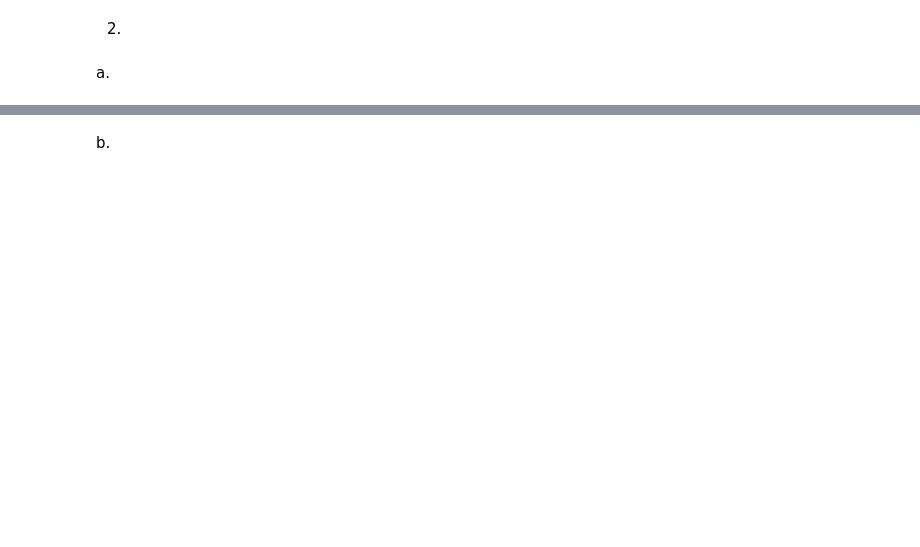
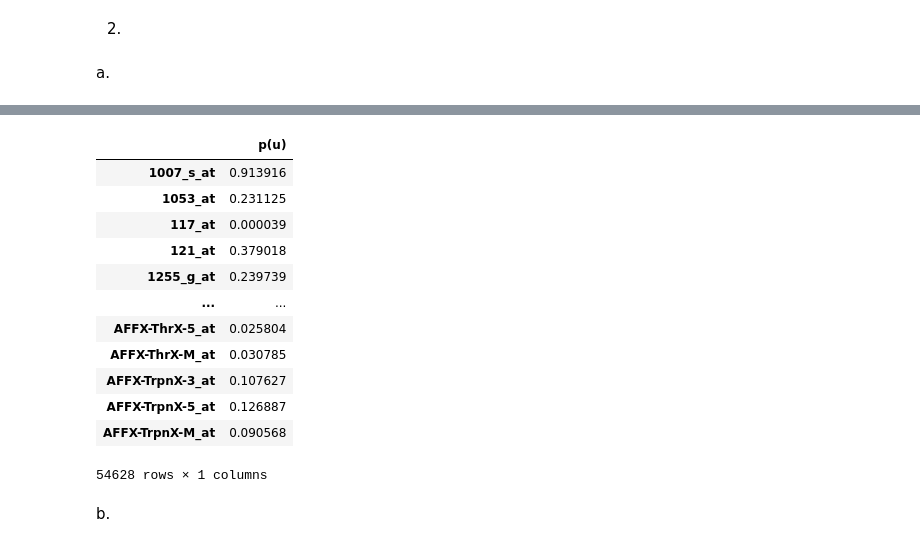
Before and after one commit to OfekBasson/StatisticsAndDataAnalsysHW3, a Jupyter notebook: HW3.ipynb, the cells around one changed output, grey strips where cells are left out. Saved outputs shown, nothing was run; the diff lists cells and outputs as text; code cells hidden in the pictures; blank space fills up the shorter version.

```diff
--- a/HW3.ipynb
+++ b/HW3.ipynb
@@ -370,4 +370,6 @@ number_of_genes_with_WRS_FDR_threshold
 # %% [markdown]
 2.
+# %%
+pd.set_option('display.max_rows', 100)
 # %% [markdown]
 a.
@@ -376,28 +385,79 @@ classes_row = pd.DataFrame(data_without_incomplete_genes.loc["Class"]).T
 classes_binary_row = classes_row.replace({"M": 1, "H": 0})
 concatenated_classes_binary_row = pd.concat([classes_binary_row] * 99, ignore_index=True)
 np.fill_diagonal(concatenated_classes_binary_row.values, 1 - classes_binary_row)
-concatenated_classes_row = concatenated_classes_binary_row.replace({1: "M", 0: "H"})
+# concatenated_classes_row = concatenated_classes_binary_row.replace({1: "M", 0: "H"})
 
 number_of_optional_divisions = len(concatenated_classes_row.index)
 genes_list = transposed_data_frame_without_incomplete_genes.columns[1:]
 
 p_u_dataframe = pd.DataFrame(index=genes_list, columns=["p(u)"])
 i = 0
-for current_gene_name in genes_list:
+for current_gene_name in genes_list[:10]:
     current_gene_expression = pd.DataFrame(data_without_incomplete_genes.loc[current_gene_name]).T
-    concatenated_classes_binary_row_with_current_gene_expression = pd.concat([current_gene_expression, concatenated_classes_row])
+    concatenated_classes_binary_row_with_current_gene_expression = pd.concat([current_gene_expression, concatenated_classes_binary_row])
     sorted_concatenated_classes_binary_row_with_current_gene_expression = concatenated_classes_binary_row_with_current_gene_expression.sort_values(by=current_gene_name, axis=1)
 
     ranks = rankdata(sorted_concatenated_classes_binary_row_with_current_gene_expression.loc[current_gene_name]).astype(int)
     current_gene_ranksums_for_each_division = (sorted_concatenated_classes_binary_row_with_current_gene_expression.loc[0:] * ranks).sum(axis=1)
     max_rank_division_index = current_gene_ranksums_for_each_division.idxmax()
+    min_rank_division_index = current_gene_ranksums_for_each_division.idxmin()
 
-    M_group_mask = (sorted_concatenated_classes_binary_row_with_current_gene_expression.loc[max_rank_division_index] == "M")
-    H_group_mask = (sorted_concatenated_classes_binary_row_with_current_gene_expression.loc[max_rank_division_index] == "H")
-    M_group = sorted_concatenated_classes_binary_row_with_current_gene_expression.loc[current_gene_name][M_group_mask]
-    H_group = sorted_concatenated_classes_binary_row_with_current_gene_expression.loc[current_gene_name][H_group_mask]
+    M_group_max_mask = (sorted_concatenated_classes_binary_row_with_current_gene_expression.loc[max_rank_division_index] == 1)
+    H_group_min_mask = (sorted_concatenated_classes_binary_row_with_current_gene_expression.loc[max_rank_division_index] == 0)
+    M_group = sorted_concatenated_classes_binary_row_with_current_gene_expression.loc[current_gene_name][M_group_max_mask]
+    H_group = sorted_concatenated_classes_binary_row_with_current_gene_expression.loc[current_gene_name][H_group_min_mask]
 
     p_u_dataframe.loc[current_gene_name] = ranksums(M_group, H_group, alternative='greater').pvalue
     i += 1
 
 display(p_u_dataframe)
+# %%
+classes_row = pd.DataFrame(data_without_incomplete_genes.loc["Class"]).T
+classes_binary_row = classes_row.replace({"M": 1, "H": 0})
+concatenated_classes_binary_row = pd.concat([classes_binary_row] * 99, ignore_index=True)
+np.fill_diagonal(concatenated_classes_binary_row.values, 1 - classes_binary_row)
+# concatenated_classes_row = concatenated_classes_binary_row.replace({1: "M", 0: "H"})
+
+# number_of_optional_divisions = len(concatenated_classes_row.index)
+genes_list = transposed_data_frame_without_incomplete_genes.columns[1:]
+
+p_u_dataframe = pd.DataFrame(index=genes_list, columns=["p(u)"])
+i = 0
+for current_gene_name in genes_list:
+    current_gene_expression = pd.DataFrame(data_without_incomplete_genes.loc[current_gene_name]).T.astype(float)
+
+    actual_classes_binary_row_with_current_gene_expression = pd.concat([current_gene_expression, classes_binary_row])
+    # print(f'actual_classes_binary_row_with_current_gene_expression is:')
+    # display(actual_classes_binary_row_with_current_gene_expression)
+    sorted_actual_classes_binary_row_with_current_gene_expression = actual_classes_binary_row_with_current_gene_expression.sort_values(by=current_gene_name, axis=1)
+    # display(sorted_actual_classes_binary_row_with_current_gene_expression)
+
+    concatenated_classes_binary_row_with_current_gene_expression = pd.concat([current_gene_expression, concatenated_classes_binary_row])
+    sorted_concatenated_classes_binary_row_with_current_gene_expression = concatenated_classes_binary_row_with_current_gene_expression.sort_values(by=current_gene_name, axis=1)
+    # actual_ranksum =
+    ranks = rankdata(sorted_concatenated_classes_binary_row_with_current_gene_expression.loc[current_gene_name]).astype(int)
+    # display(ranks)
+    # display(sorted_concatenated_classes_binary_row_with_current_gene_expression.loc[0:] * ranks)
+
+    # display(pd.DataFrame(sorted_actual_classes_binary_row_with_current_gene_expression.loc["Class"] * ranks).T)
+    # print(f'Actual rank sum for gene {current_gene_name} is: {(sorted_actual_classes_binary_row_with_current_gene_expression.loc["Class"] * ranks).sum()}')
+
+    current_gene_ranksums_for_each_division = (sorted_concatenated_classes_binary_row_with_current_gene_expression.loc[0:] * ranks).sum(axis=1)
+    # display((sorted_concatenated_classes_binary_row_with_current_gene_expression.loc[0:] * ranks).sum(axis=1))
+    # display(current_gene_ranksums_for_each_division)
+    max_rank_division_index = current_gene_ranksums_for_each_division.idxmin()
+    # print(f'max_rank_division_index is: {max_rank_division_index} and rank is: {(sorted_concatenated_classes_binary_row_with_current_gene_expression.loc[0:] * ranks).sum(axis=1).loc[max_rank_division_index]}')
+    # print(f'Max M rank should be {(sorted_actual_classes_binary_row_with_current_gene_expression.loc["Class"] * ranks).sum() - (sorted_concatenated_classes_binary_row_with_current_gene_expression.loc[0:] * ranks).sum(axis=1).loc[max_rank_division_index]}')
+    # print()
+    # display((sorted_concatenated_classes_binary_row_with_current_gene_expression.loc[0:] * ranks).loc[max_rank_division_index])
+    M_group_mask = (sorted_concatenated_classes_binary_row_with_current_gene_expression.loc[max_rank_division_index] == 1)
+    H_group_mask = (sorted_concatenated_classes_binary_row_with_current_gene_expression.loc[max_rank_division_index] == 0)
+    M_group = sorted_concatenated_classes_binary_row_with_current_gene_expression.loc[current_gene_name][M_group_mask]
+    H_group = sorted_concatenated_classes_binary_row_with_current_gene_expression.loc[current_gene_name][H_group_mask]
+    # print(f'M_group shape is: {M_group.shape} and H_group is: {H_group.shape}')
+    p_u_dataframe.loc[current_gene_name] = ranksums(M_group, H_group, alternative='greater').pvalue
+    i += 1
+    print(i)
+
+display(p_u_dataframe)
+# %% [output]
@@ -404,3 +481,16 @@ display(p_u_dataframe)
+|  | p(u) |
+| 1007_s_at | 0.913916 |
+| 1053_at | 0.231125 |
+| 117_at | 0.000039 |
+| 121_at | 0.379018 |
+| 1255_g_at | 0.239739 |
+| ... | ... |
+| AFFX-ThrX-5_at | 0.025804 |
+| AFFX-ThrX-M_at | 0.030785 |
+| AFFX-TrpnX-3_at | 0.107627 |
+| AFFX-TrpnX-5_at | 0.126887 |
+| AFFX-TrpnX-M_at | 0.090568 |
+54628 rows × 1 columns
 # %% [markdown]
 b.
 # %%
```
Also changed, not shown: parts of 12 cells of this notebook.
